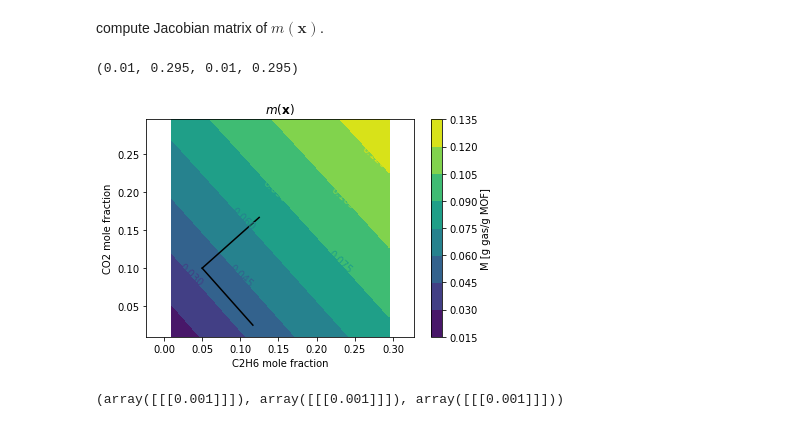
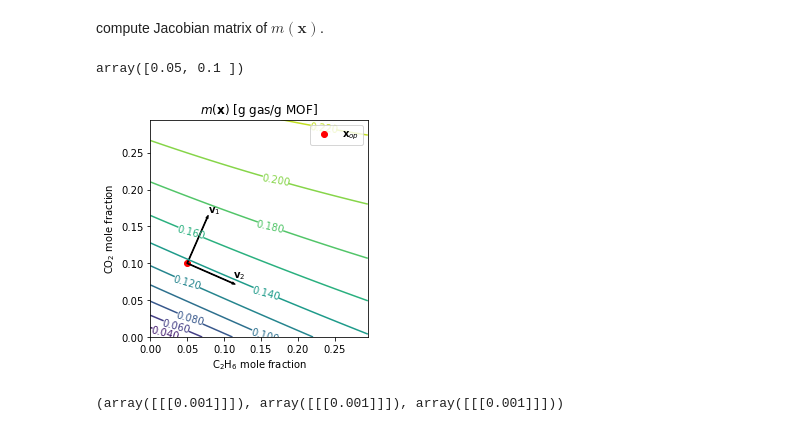
Before and after one commit to SimonEnsemble/unresponsive_directions_in_sensors, a Jupyter notebook: IAST.ipynb, the cells around one changed output. Saved outputs shown, nothing was run; the diff lists cells and outputs as text; code cells hidden in the pictures.

```diff
--- a/IAST.ipynb
+++ b/IAST.ipynb
@@ -183,3 +172,6 @@ def adsorbed_mass(mof, mol_fxns):
     # mol_wts: g gas/mol
     # m_ads: g gas/g mof
     return np.sum([q[j] * mol_wts[gas] for j, gas in enumerate(mol_fxns.keys())]) / 1000
+# %%
+mol_fxns = {'C2H6': 0.01, 'CH4': 0.99}
+adsorbed_mass(mof, mol_fxns)
@@ -186,7 +184,7 @@ def adsorbed_mass(mof, mol_fxns):
 # %% [markdown]
 # a single-MOF sensor
 # %%
-mof = "HKUST-1"
+mof = "Co-MOF-74"
 contaminants = ["C2H6", "CO2"]
 # %%
 """
@@ -209,14 +207,16 @@ def mol_fxns_to_x(mol_fxns):
 create heapmap to visualize $m(\mathbf{x})$
 # %%
 delta = 0.005
-x_1 = np.arange(0.01, 0.3, delta)
-x_2 = np.arange(0.01, 0.3, delta)
+x_1 = np.arange(0.00, 0.3, delta)
+x_2 = np.arange(0.00, 0.3, delta)
 X_1, X_2 = np.meshgrid(x_1, x_2)
 M = np.zeros(np.shape(X_1))
 for i in range(np.shape(X_1)[0]):
     for j in range(np.shape(X_2)[1]):
         mol_fxns = x_to_mol_fxns([x_1[i], x_2[j]])
         M[j, i] = adsorbed_mass(mof, mol_fxns)
+
+assert np.sum(np.isnan(M)) == 0
 # %% [markdown]
 define operating point about which to linearize, compute adsorbed mass at the operating point.
 # %%
@@ -251,20 +251,33 @@ J_op = jacobian_matrix_of_m(mof, mol_fxns_op)
 
 # right singular vectors
 v1, v2 = np.linalg.svd(J_op)[2]
+# %%
+x_op
+# %% [output]
+array([0.05, 0.1 ])
+# %%
+# draw vector from x0 to x+x0
+def sketch_vector(x0, x, label=None, dx_label=0.01):
+    plt.arrow(x0[0], x0[1], x[0], x[1], color="k")
+    plt.text(x0[0] + x[0] + dx_label, x0[1] + x[1] + dx_label, label, ha="center", va="center")
 # %%
 fig, ax = plt.subplots()
-CS = ax.contourf(X_1, X_2, M)
-plt.colorbar(CS, label="M [g gas/g MOF]")
+CS = ax.contour(X_1, X_2, M, levels=10)
+# plt.colorbar(CS, label="$m$ [g gas/g MOF]")
 ax.clabel(CS, inline=True)
-ax.set_title("$m(\mathbf{x})$")
-ax.set_xlabel(contaminants[0] + " mole fraction")
-ax.set_ylabel(contaminants[1] + " mole fraction")
-plt.plot([x_op[0], x_op[0] - v1[0]/10], [x_op[1], x_op[1] - v1[1]/10], color='k')
-plt.plot([x_op[0], x_op[0] - v2[0]/10], [x_op[1], x_op[1] - v2[1]/10], color='k')
-plt.axis("equal")
+ax.set_title("$m(\mathbf{x})$ [g gas/g MOF]")
+ax.set_xlabel(gas_to_label[contaminants[0]] + " mole fraction")
+ax.set_ylabel(gas_to_label[contaminants[1]] + " mole fraction")
+# sketch operating point and directions
+plt.scatter(x_op[0], x_op[1], color="r", label="$\mathbf{x}_{op}$")
+sketch_vector(x_op, -v1/15, label="$\mathbf{v}_1$")
+sketch_vector(x_op, -v2/15, label="$\mathbf{v}_2$")
+plt.legend()
+# plt.plot([x_op[0], x_op[0] - v1[0]/10], [x_op[1], x_op[1] - v1[1]/10], color='k')
+# plt.plot([x_op[0], x_op[0] - v2[0]/10], [x_op[1], x_op[1] - v2[1]/10], color='k')
+plt.gca().set_aspect('equal', 'box')
 # %% [output]
-(0.01, 0.295, 0.01, 0.295)
-[figure, old version]
+[figure, new version]
 # %%
 def V(x, y, z):
     x, y, z = x[0][0], y[0][0], z[0][0]
```
Also changed, not shown: parts of 14 cells of this notebook.
